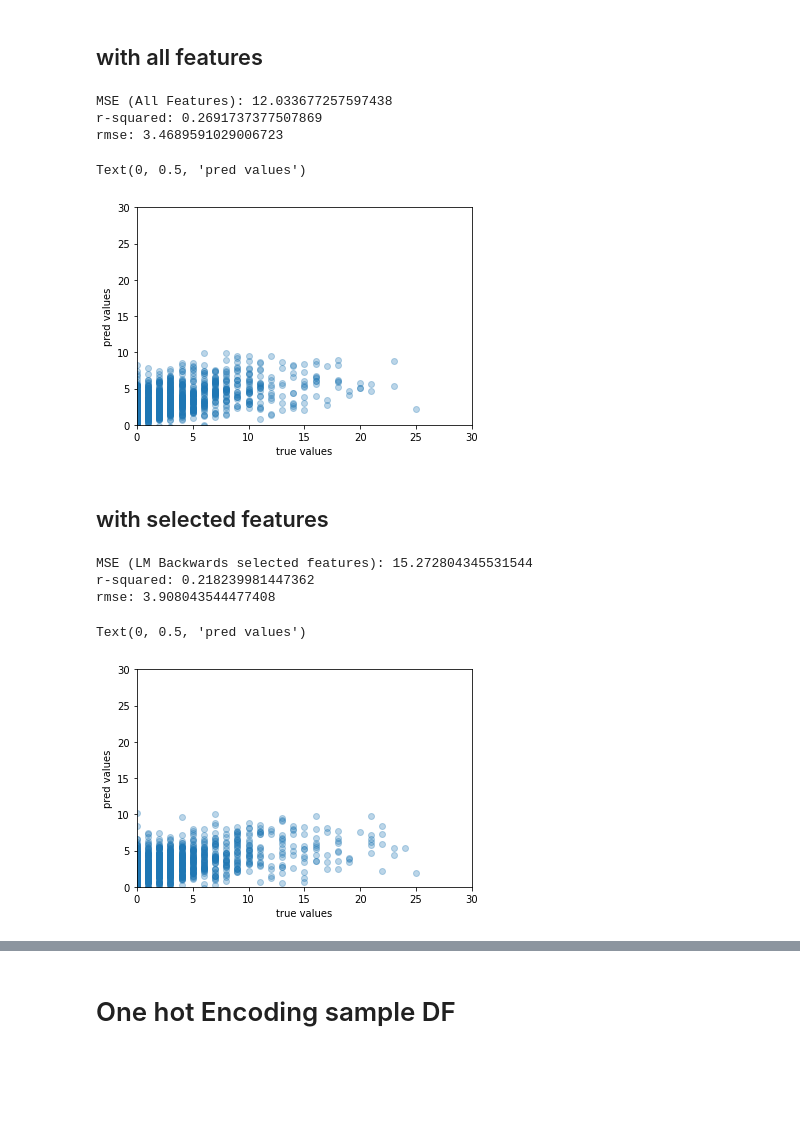
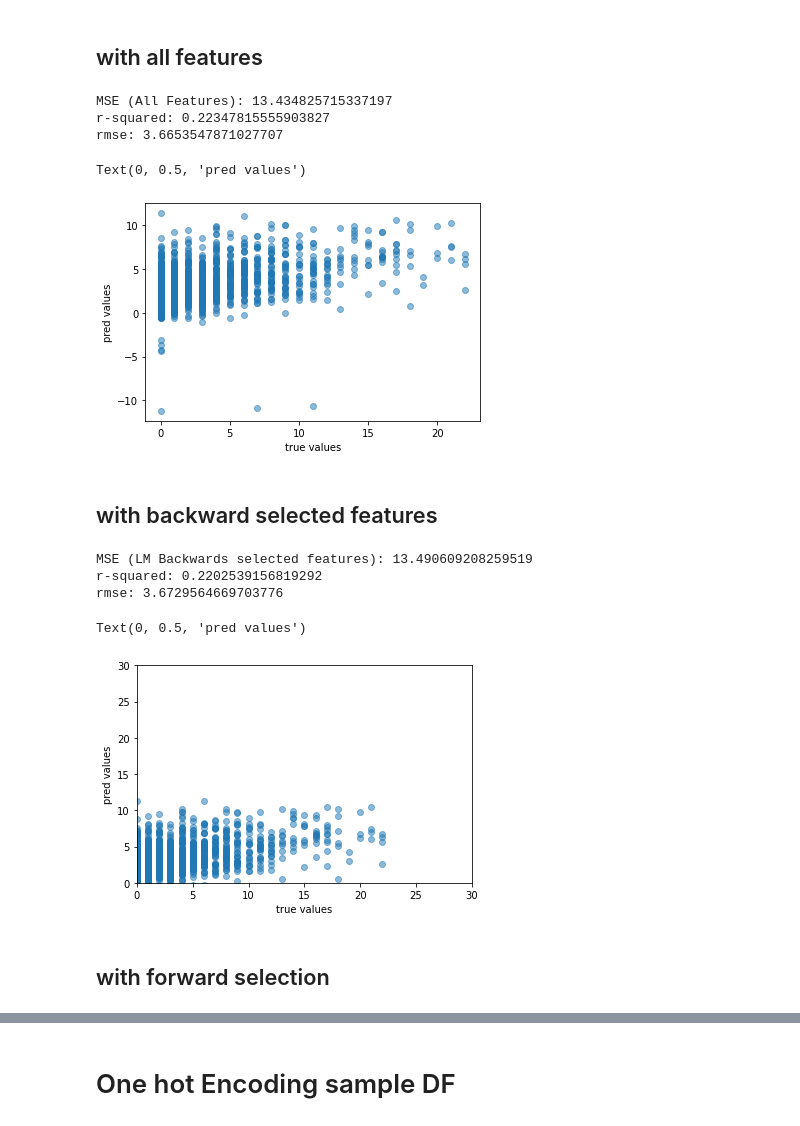
Before and after one commit to 18barbers2/causal-analysis-depression-nhanes, a Jupyter notebook: causal-notebook.ipynb, the cells around one changed output, grey strips where cells are left out. Drawn from its saved outputs; the diff is of its cells as text; code cells hidden in the pictures; blank space fills up the shorter version.

Commit message:
added iterative imputer, and robust scaler
added a bunch more things, still works

```diff
--- a/causal-notebook.ipynb
+++ b/causal-notebook.ipynb
@@ -190,23 +175,13 @@ sample
 # %%
 ## clean
 
-# get columns with missing 20% or less values
+# get columns with missing 5% or less values
 # columns_mostly_complete = sample.columns[(valid.isnull().mean() * 100)  <= 10]
 
-# valid.columns.values(valid.isnull().mean() * 100)  <= 10
 
-cols_enough_data = ((sample.isnull().mean() * 100) <= 10).array
+cols_enough_data = ((sample.isnull().mean() * 100) <= 5).array
 sample.loc[:,cols_enough_data]
 sample = sample.loc[:, columns_mostly_complete.values]
-
-# sample.info()
-numerics = ['float64']
-numerical_sample = sample.select_dtypes(include=numerics)
-numerical_sample = numerical_sample.loc[:, ~numerical_sample.columns.isin(['SEQN','sum_DPQ'])]
-numerical_sample.columns
-
-# may break everything
-sample = sample.dropna(axis = "rows")
 # %%
 print(sample.columns)
 # %% [output]
@@ -217,3 +192,18 @@ Index(['SEQN', 'RIAGENDR', 'RIDAGEYR', 'RIDRETH1', 'DMDCITZN', 'DMDEDUC2',
       dtype='object')
 # %% [markdown]
 ## Impute
+# %%
+from sklearn.impute import SimpleImputer
+
+from sklearn.experimental import enable_iterative_imputer
+from sklearn.impute import IterativeImputer
+
+# imputer = SimpleImputer(missing_values = np.nan, strategy = 'mean')
+imputer = IterativeImputer(missing_values = np.nan, initial_strategy = 'median')
+
+imputer = imputer.fit(sample)
+filled = imputer.transform(sample)
+cols = sample.columns
+
+sample = pd.DataFrame(filled, columns = cols)
+sample.head()
@@ -277,11 +295,12 @@ y = sample.loc[:, ['sum_DPQ']]
 
 # split data
 X_train, X_test, y_train, y_test = train_test_split(
-    X, y, test_size = 0.30)
+    X, y, test_size = 0.30, random_state = 23)
 
 
 ## STANDARDUIZE X_train
-scaler = StandardScaler().fit(X_train)
+# scaler = StandardScaler().fit(X_train)
+scaler = RobustScaler().fit(X_train)
 X_scaled = scaler.transform(X_train)
 
 
@@ -295,31 +314,32 @@ r2 = r2_score(y_test, y_pred)
 MSE = mean_squared_error(y_test, y_pred)
 print(f'MSE (All Features): {MSE}\nr-squared: {r2}\nrmse: {np.sqrt(MSE)}')
 # %% [output]
-MSE (All Features): 12.033677257597438
-r-squared: 0.2691737377507869
-rmse: 3.4689591029006723
+MSE (All Features): 13.434825715337197
+r-squared: 0.22347815555903827
+rmse: 3.6653547871027707
 # %%
-plt.scatter(y_test, y_pred, alpha = 0.3)
-plt.xlim(0, 30)
-plt.ylim(0, 30)
+plt.scatter(y_test, y_pred, alpha = 0.5)
+# plt.xlim(0, 30)
+# plt.ylim(0, 30)
 plt.xlabel("true values")
 plt.ylabel("pred values")
 # %% [output]
 Text(0, 0.5, 'pred values')
-[figure, old version]
+[figure, new version]
 # %% [markdown]
-## with selected features
+## with backward selected features
 # %%
 X = sample.loc[:, sample.columns.isin(backward_selected_features)]
 y = sample.loc[:, ['sum_DPQ']]
 
 # split data
 X_train, X_test, y_train, y_test = train_test_split(
-    X, y, test_size = 0.30)
+    X, y, test_size = 0.3, random_state = 23)
 
 
 ## STANDARDUIZE X_train
-scaler = StandardScaler().fit(X_train)
+# scaler = StandardScaler().fit(X_train)
+scaler = RobustScaler().fit(X_train)
 X_scaled = scaler.transform(X_train)
 
 
@@ -333,18 +353,20 @@ r2 = r2_score(y_test, y_pred)
 MSE = mean_squared_error(y_test, y_pred)
 print(f'MSE (LM Backwards selected features): {MSE}\nr-squared: {r2}\nrmse: {np.sqrt(MSE)}')
 # %% [output]
-MSE (LM Backwards selected features): 15.272804345531544
-r-squared: 0.218239981447362
-rmse: 3.908043544477408
+MSE (LM Backwards selected features): 13.490609208259519
+r-squared: 0.2202539156819292
+rmse: 3.6729564669703776
 # %%
 import statsmodels.api as sm
 from scipy import stats
 
-plt.scatter(x = y_test, y = y_pred, alpha = 0.3)
+plt.scatter(x = y_test, y = y_pred, alpha = 0.5)
 plt.xlim(0, 30)
 plt.ylim(0, 30)
 plt.xlabel("true values")
 plt.ylabel("pred values")
 # %% [output]
 Text(0, 0.5, 'pred values')
-[figure, old version]
+[figure, new version]
+# %% [markdown]
+## with forward selection
```
Also changed, not shown: parts of 16 cells of this notebook.
